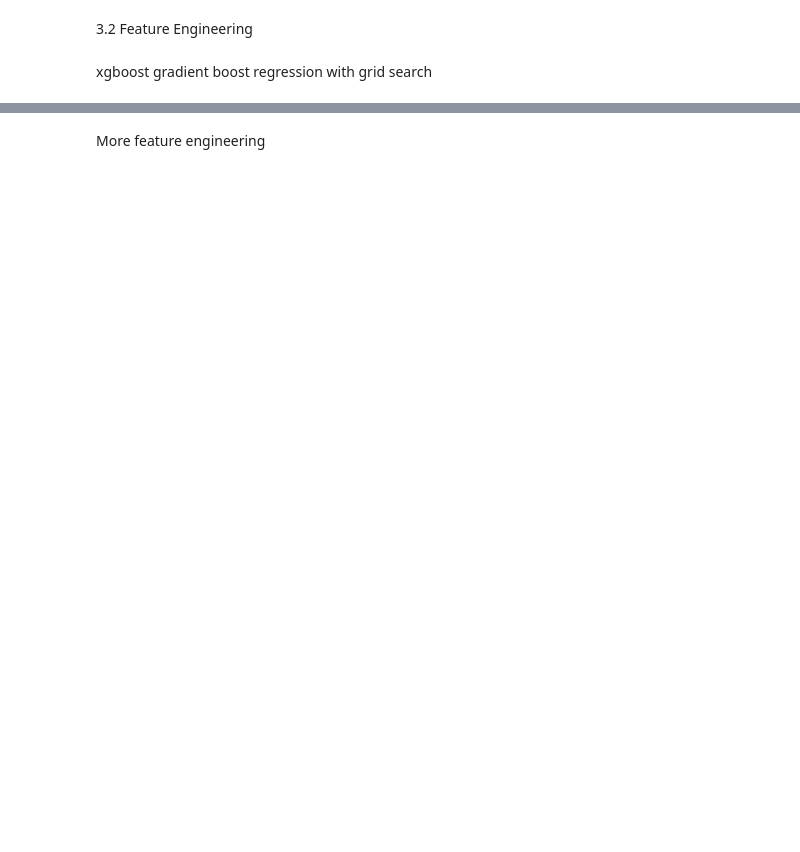
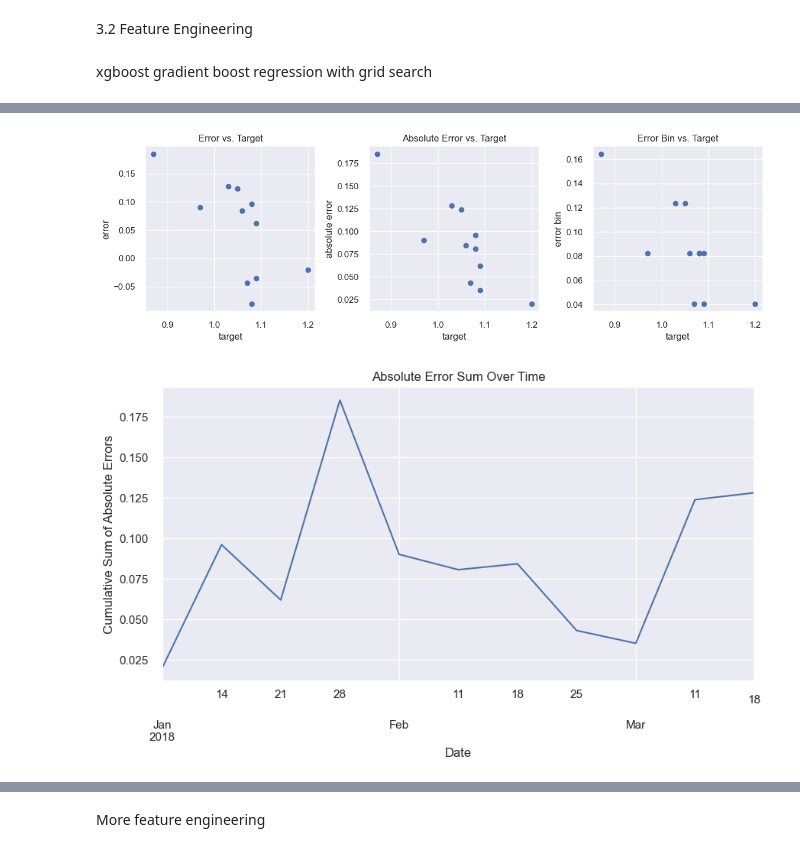
Before and after one commit to marcelomoraiscloser/apple_price, a Jupyter notebook: ApplePricePredictor.ipynb, the cells around one changed output, grey strips where cells are left out. Cells and saved outputs as stored; diff of their text form; code cells hidden in the pictures; blank space fills up the shorter version.

```diff
--- a/ApplePricePredictor.ipynb
+++ b/ApplePricePredictor.ipynb
@@ -519,0 +537,13 @@ Test score: 0.10270     ||       Overfit: 0.06010       ||       Relative overfi
+# %%
+df_error = df_conv_test.copy()
+
+df_error['prediction'] = best_model.predict(df_error[numeric_features_used])
+
+# error or residual
+df_error['error'] = df_error['prediction'] - df_error['target']
+
+df_error['abs_error'] = df_error['error'].abs()
+
+df_error['error_bin'] = pd.cut(df_error['abs_error'], 4).apply(lambda x: x.mid).astype('float')
+
+df_error.tail(5)
@@ -519,0 +557,41 @@ Test score: 0.10270     ||       Overfit: 0.06010       ||       Relative overfi
+# %%
+import pandas as pd
+import matplotlib.pyplot as plt
+
+# Assuming you have already loaded your dataframe df_error
+
+# Scatter Plot: Error vs. Target
+plt.figure(figsize=(12, 4))
+plt.subplot(131)
+plt.scatter(df_error['target'], df_error['error'])
+plt.xlabel('target')
+plt.ylabel('error')
+plt.title('Error vs. Target')
+
+# Scatter Plot: Absolute Error vs. Target
+plt.subplot(132)
+plt.scatter(df_error['target'], df_error['abs_error'])
+plt.xlabel('target')
+plt.ylabel('absolute error')
+plt.title('Absolute Error vs. Target')
+
+# Scatter Plot: Error Bin vs. Target
+plt.subplot(133)
+plt.scatter(df_error['target'], df_error['error_bin'])
+plt.xlabel('target')
+plt.ylabel('error bin')
+plt.title('Error Bin vs. Target')
+
+plt.tight_layout()
+
+# Line Plot: Absolute Error Sum Over Time
+plt.figure(figsize=(10, 5))
+df_error.groupby('date')['abs_error'].sum().plot()
+plt.xlabel('Date')
+plt.ylabel('Cumulative Sum of Absolute Errors')
+plt.title('Absolute Error Sum Over Time')
+
+plt.show()
+# %% [output]
+[figure, added]
+[figure, added]
```
Also changed, not shown: parts of 20 cells of this notebook.
